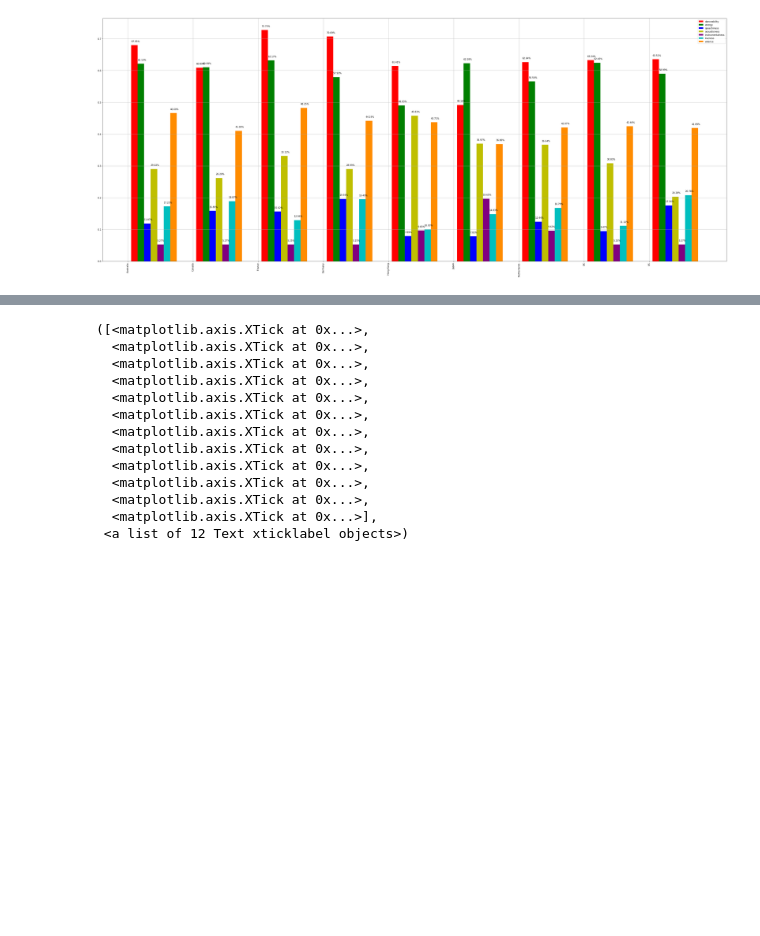
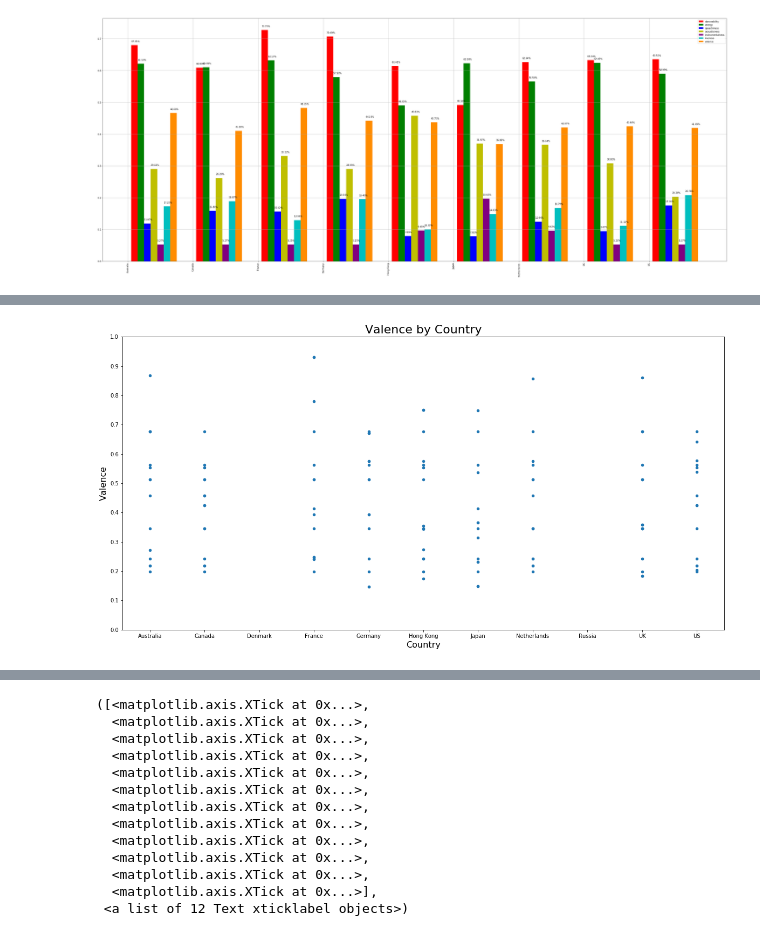
Before and after one commit to nawdah/project-1, a Jupyter notebook: Charting Data.ipynb, the cells around one changed output, grey strips where cells are left out. Saved outputs shown, nothing was run; the diff lists cells and outputs as text; code cells hidden in the pictures; blank space fills up the shorter version.

```diff
--- a/Charting Data.ipynb
+++ b/Charting Data.ipynb
@@ -124,3 +134,15 @@ ax = dance_df.plot(kind='scatter', x='Country_ID', y='valence')
+# %%
+
+ax = audio_features_df.plot(kind='scatter', x='Country_ID', y='valence', figsize=(20,10))
+ax.set_title("Valence by Country", fontdict={'size':22})
+ax.set_xlabel("Country", fontdict={'size':16})
+ax.set_ylabel("Valence", fontdict={'size':16})
+ax.set_xticks(np.arange(len(country_list)))
+ax.set_yticks(np.arange(0,1.1,.1))
+ax.set_xticklabels(country_list)
+plt.savefig("Resources/ValenceByCountry.png")
+# %% [output]
+[figure, added]
 # %%
 genre_df = merge_df.groupby(["Genre"])
 genre_value = genre_df.mean()
```
Also changed, not shown: parts of 6 cells of this notebook.
